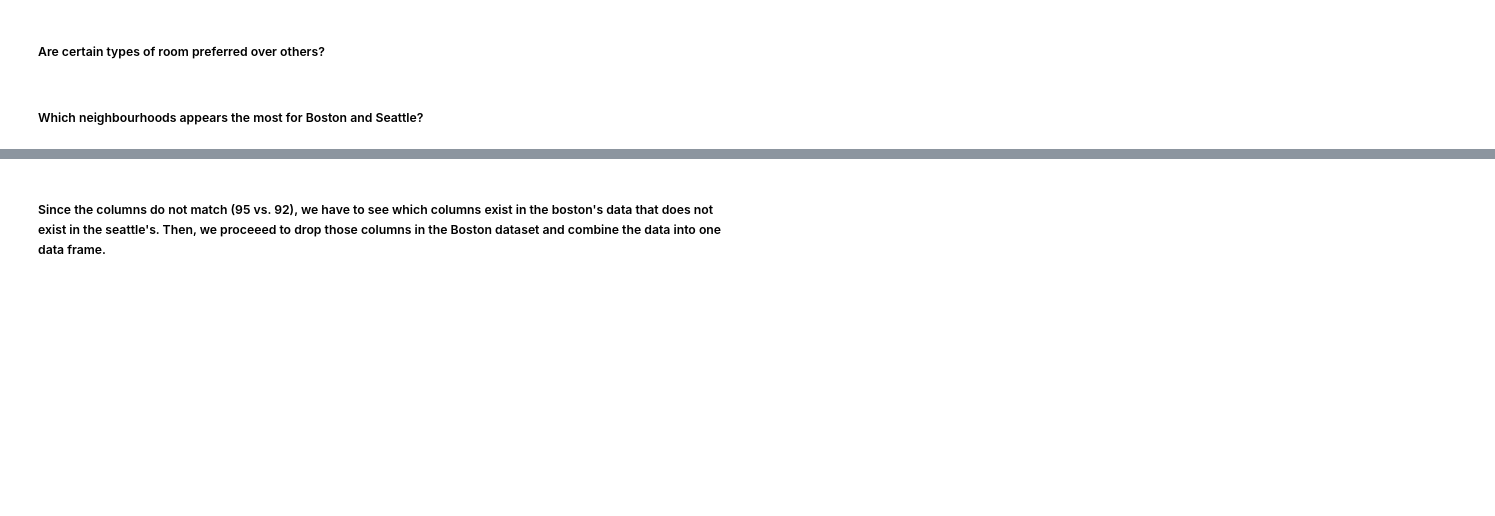
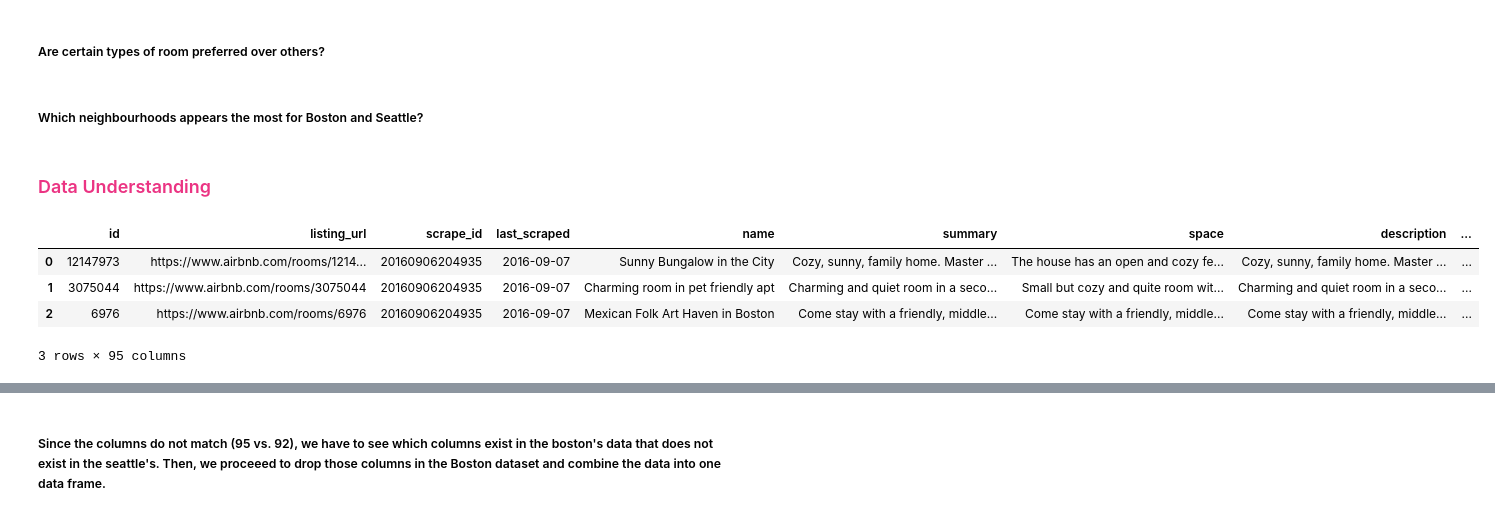
Before and after one commit to EthanTGo/airbnbdataset, a Jupyter notebook: Boston and Seattle Housing Analysis.ipynb, the cells around one changed output, grey strips where cells are left out. Drawn from its saved outputs; the diff is of its cells as text; code cells hidden in the pictures; blank space fills up the shorter version.

```diff
--- a/Boston and Seattle Housing Analysis.ipynb
+++ b/Boston and Seattle Housing Analysis.ipynb
@@ -40,3 +17,5 @@ seattle_data.head()
 ##### Are certain types of room preferred over others?
 # %% [markdown]
 ##### Which neighbourhoods appears the most for Boston and Seattle?
+# %% [markdown]
+### <font color='#eb3483'>Data Understanding</font>
@@ -42,0 +25,8 @@ seattle_data.head()
+# %%
+boston_data.head(3)
+# %% [output]
+|  | id | listing_url | scrape_id | last_scraped | name | summary | space | description | ... |
+| 0 | 12147973 | https://www.airbnb.com/rooms/1214... | 20160906204935 | 2016-09-07 | Sunny Bungalow in the City | Cozy, sunny, family home. Master ... | The house has an open and cozy fe... | Cozy, sunny, family home. Master ... | ... |
+| 1 | 3075044 | https://www.airbnb.com/rooms/3075044 | 20160906204935 | 2016-09-07 | Charming room in pet friendly apt | Charming and quiet room in a seco... | Small but cozy and quite room wit... | Charming and quiet room in a seco... | ... |
+| 2 | 6976 | https://www.airbnb.com/rooms/6976 | 20160906204935 | 2016-09-07 | Mexican Folk Art Haven in Boston | Come stay with a friendly, middle... | Come stay with a friendly, middle... | Come stay with a friendly, middle... | ... |
+3 rows × 95 columns
```
Also changed, not shown: parts of 46 cells of this notebook.
